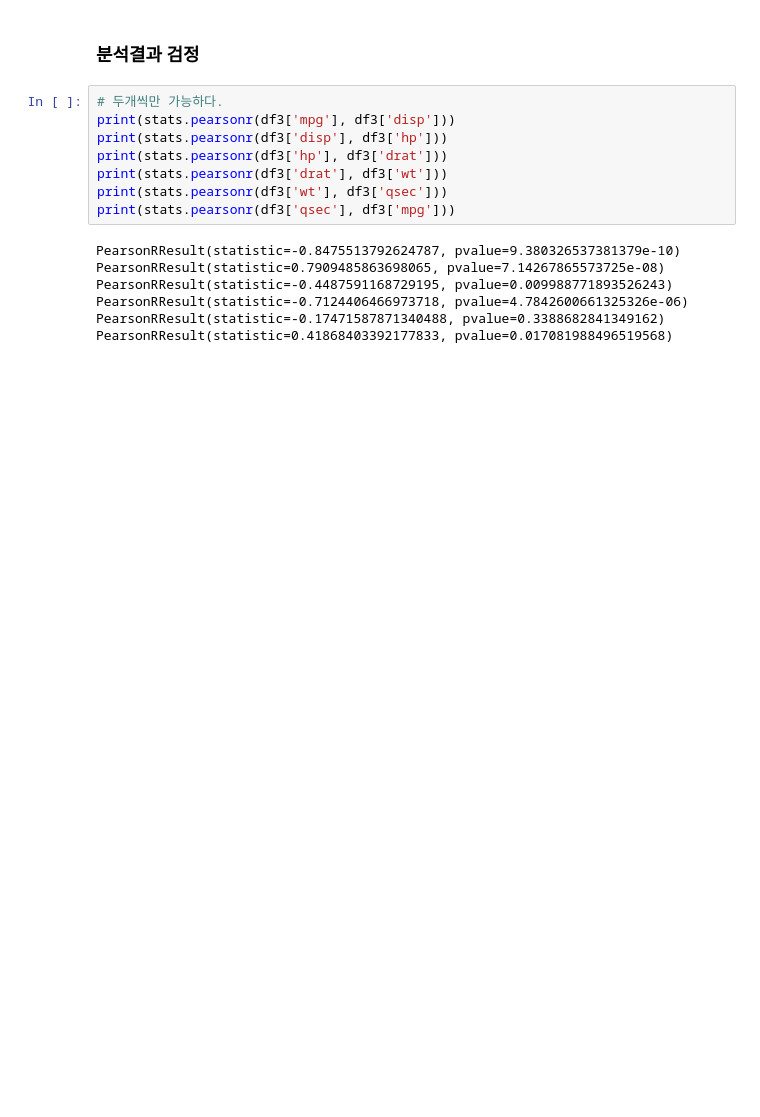
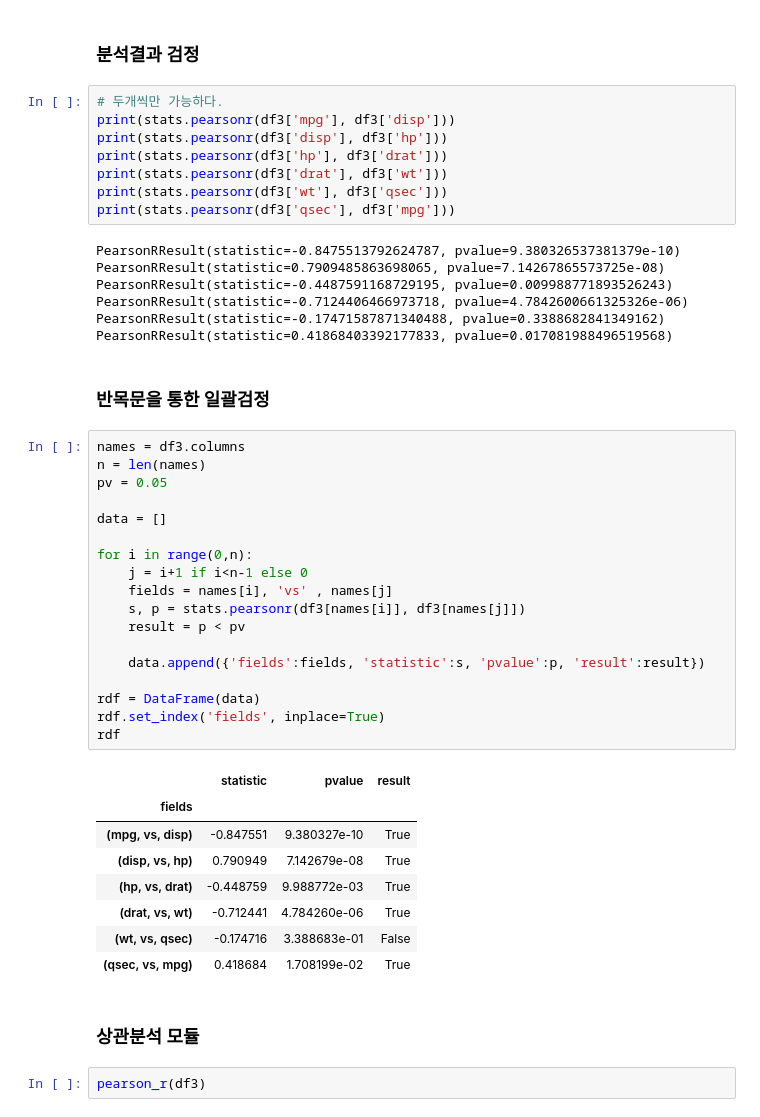
Before and after one commit to Jeeunun/Data_analysis_education_Closed, a Jupyter notebook: data_analysis/E.확증적_데이터_분석/03_연관성분석/03_여러_변수의_상관분석.ipynb, the cells around one changed output. Drawn from its saved outputs; the diff is of its cells as text; blank space fills up the shorter version.

```diff
--- a/data_analysis/E.확증적_데이터_분석/03_연관성분석/03_여러_변수의_상관분석.ipynb
+++ b/data_analysis/E.확증적_데이터_분석/03_연관성분석/03_여러_변수의_상관분석.ipynb
@@ -184,3 +189,36 @@ PearsonRResult(statistic=-0.4487591168729195, pvalue=0.009988771893526243)
 PearsonRResult(statistic=-0.7124406466973718, pvalue=4.7842600661325326e-06)
 PearsonRResult(statistic=-0.17471587871340488, pvalue=0.3388682841349162)
 PearsonRResult(statistic=0.41868403392177833, pvalue=0.017081988496519568)
+# %% [markdown]
+### 반목문을 통한 일괄검정
+# %%
+names = df3.columns
+n = len(names)
+pv = 0.05
+
+data = []
+
+for i in range(0,n):
+    j = i+1 if i<n-1 else 0
+    fields = names[i], 'vs' , names[j]
+    s, p = stats.pearsonr(df3[names[i]], df3[names[j]])
+    result = p < pv
+
+    data.append({'fields':fields, 'statistic':s, 'pvalue':p, 'result':result})
+
+rdf = DataFrame(data)
+rdf.set_index('fields', inplace=True)
+rdf
+# %% [output]
+|  | statistic | pvalue | result |
+| fields |  |  |  |
+| (mpg, vs, disp) | -0.847551 | 9.380327e-10 | True |
+| (disp, vs, hp) | 0.790949 | 7.142679e-08 | True |
+| (hp, vs, drat) | -0.448759 | 9.988772e-03 | True |
+| (drat, vs, wt) | -0.712441 | 4.784260e-06 | True |
+| (wt, vs, qsec) | -0.174716 | 3.388683e-01 | False |
+| (qsec, vs, mpg) | 0.418684 | 1.708199e-02 | True |
+# %% [markdown]
+### 상관분석 모듈
+# %%
+pearson_r(df3)
```
Also changed, not shown: parts of 4 cells of this notebook, 1 other file.
